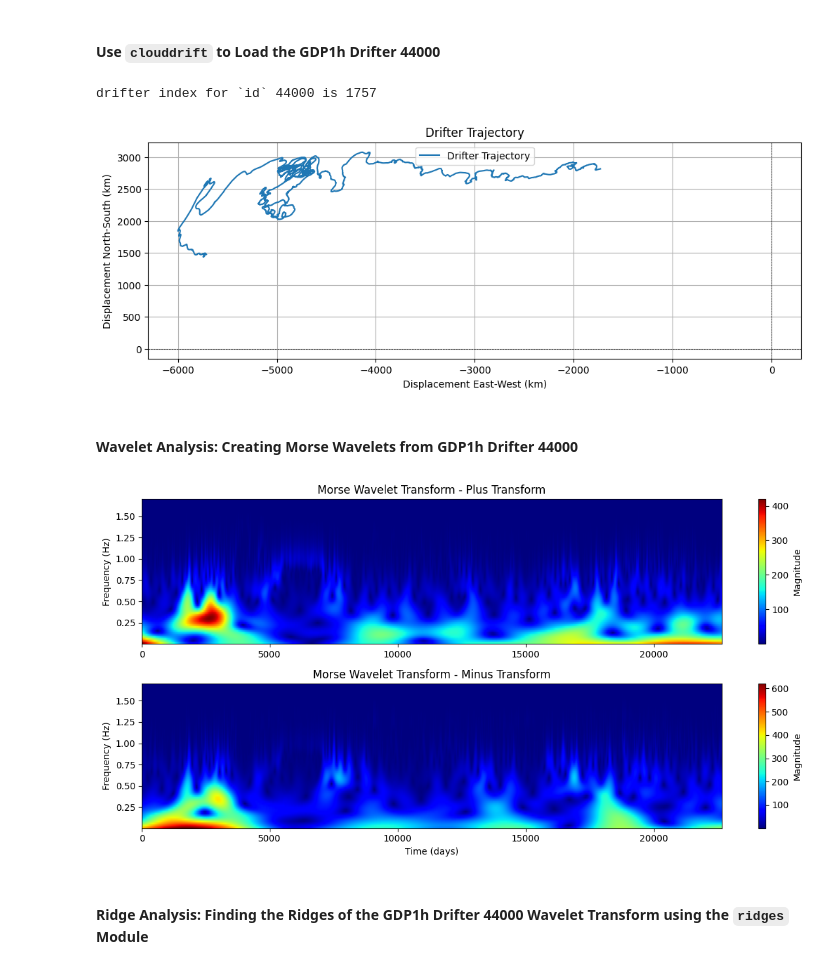
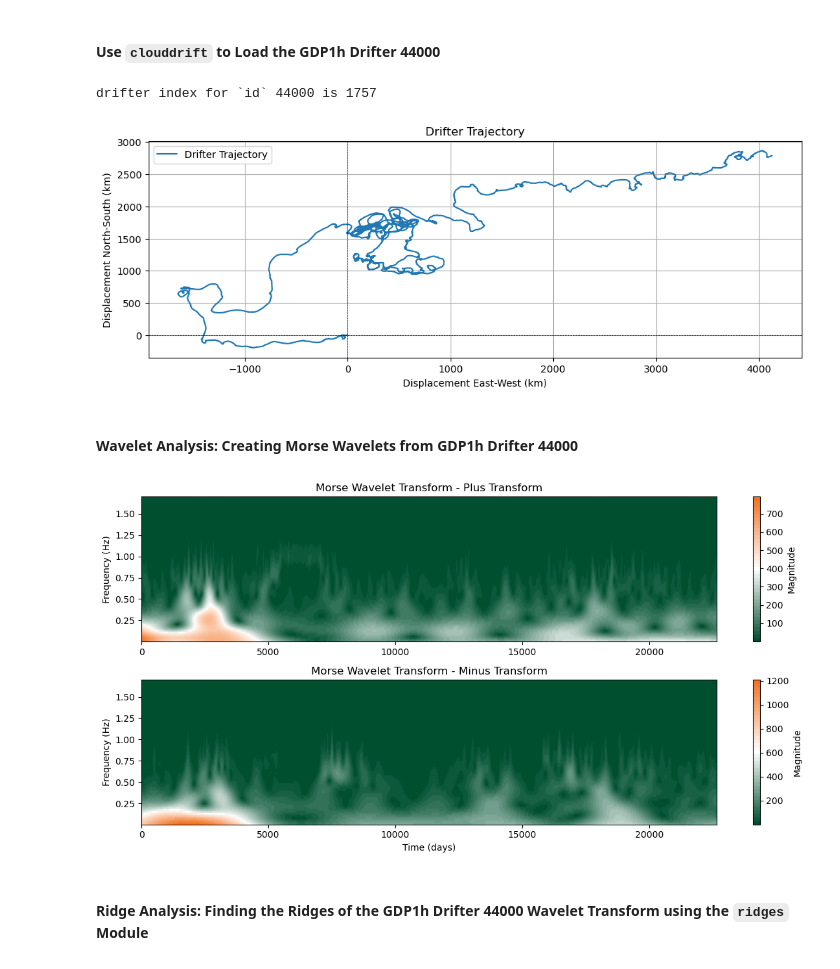
Before and after one commit to Cloud-Drift/clouddrift, a Jupyter notebook: get_started_ridge_analysis.ipynb, the cells around one changed output. Saved outputs shown, nothing was run; the diff lists cells and outputs as text; code cells hidden in the pictures.

```diff
--- a/get_started_ridge_analysis.ipynb
+++ b/get_started_ridge_analysis.ipynb
@@ -388,31 +447,6 @@ Minus transform groups: 9 total, 9 filtered
 # %% [markdown]
 #### Use `clouddrift` to Load the GDP1h Drifter 44000
 # %%
-def _cosd(x):
-    return np.cos(np.radians(x))
-
-def _sind(x):
-    return np.sin(np.radians(x))
-
-def latlon2xy(lat, lon, lat0, lon0):
-
-    x = np.full_like(lat, np.nan)
-    y = np.full_like(lon, np.nan)
-    # broadcast
-    lat0 = np.zeros_like(lat) + lat0
-    lon0 = np.zeros_like(lon) + lon0
-    cos_lat = _cosd(lat)
-    cos_lon = _cosd(lon)
-    cos_lat0 = _cosd(lat0)
-    sin_lat0 = _sind(lat0)
-    sin_lat = _sind(lat)
-    indicator = cos_lat * cos_lon * cos_lat0 + sin_lat0 * sin_lat > 0
-    radius_earth = 6371
-    x[indicator] = radius_earth * cos_lat[indicator] * _sind(lon[indicator])
-    y[indicator] = (-radius_earth * cos_lat[indicator] * sin_lat0[indicator] * cos_lon[indicator]
-                    + radius_earth * cos_lat0[indicator] * sin_lat[indicator])
-    return x, y
-
 # Get a single drifter from the gdp1h dataset
 # Load the drifter data
 ds = gdp1h()
@@ -432,7 +466,11 @@ lon = ds.lon[sli].values
 lat0 = lat[0]
 lon0 = lon[0]
 
-x_t, y_t = latlon2xy(lat, lon, lat0, lon0)
+x_t, y_t = sphere_to_plane(lon, lat, lon0, lat0)
+
+# Convert the displacement from meters to kilometers
+x_t = x_t / 1000.0  # Convert from meters to kilometers
+y_t = y_t / 1000.0  # Convert from meters to kilometers
 
 # Get time in days
 t = ds.time[sli].values
@@ -472,37 +510,37 @@ plt.legend()
 plt.show()
 # %% [output]
 drifter index for `id` 44000 is 1757
-[figure, old version]
+[figure, new version]
 # %% [markdown]
 #### Wavelet Analysis: Creating Morse Wavelets from GDP1h Drifter 44000
 # %%
 # Apply the Morse wavelet transform
 wavelet_plus = morse_wavelet_transform(x_t + 1j*y_t, gamma, beta, freqs, boundary="mirror")
 wavelet_minus = morse_wavelet_transform(x_t - 1j*y_t, gamma, beta, freqs, boundary="mirror")
 
 power_minus = np.abs(wavelet_minus)
 power_plus = np.abs(wavelet_plus)
 
 # Convert from frequencies to periods for plotting
 periods = 2.0*np.pi / freqs
 
 # Plot the wavelet transform results
 plt.figure(figsize=(12, 6))
 plt.subplot(2, 1, 1)
-plt.imshow(np.abs(wavelet_plus), aspect='auto', extent=[t[0], t[-1], freqs[-1], freqs[0]], cmap='jet')
+plt.imshow(np.abs(wavelet_plus), aspect='auto', extent=[t[0], t[-1], freqs[-1], freqs[0]], cmap=discrete_orange_white_green)
 plt.title("Morse Wavelet Transform - Plus Transform")
 plt.ylabel("Frequency (Hz)")
 plt.colorbar(label='Magnitude')
 plt.subplot(2, 1, 2)
-plt.imshow(np.abs(wavelet_minus), aspect='auto', extent=[t[0], t[-1], freqs[-1], freqs[0]], cmap='jet')
+plt.imshow(np.abs(wavelet_minus), aspect='auto', extent=[t[0], t[-1], freqs[-1], freqs[0]], cmap=discrete_orange_white_green)
 plt.title("Morse Wavelet Transform - Minus Transform")
 plt.xlabel("Time (days)")
 plt.ylabel("Frequency (Hz)")
 plt.colorbar(label='Magnitude')
 plt.tight_layout()
 plt.show()
 # %% [output]
-[figure, old version]
+[figure, new version]
 # %% [markdown]
 #### Ridge Analysis: Finding the Ridges of the GDP1h Drifter 44000 Wavelet Transform using the `ridges` Module
 # %%
```
Also changed, not shown: parts of 7 cells of this notebook.
